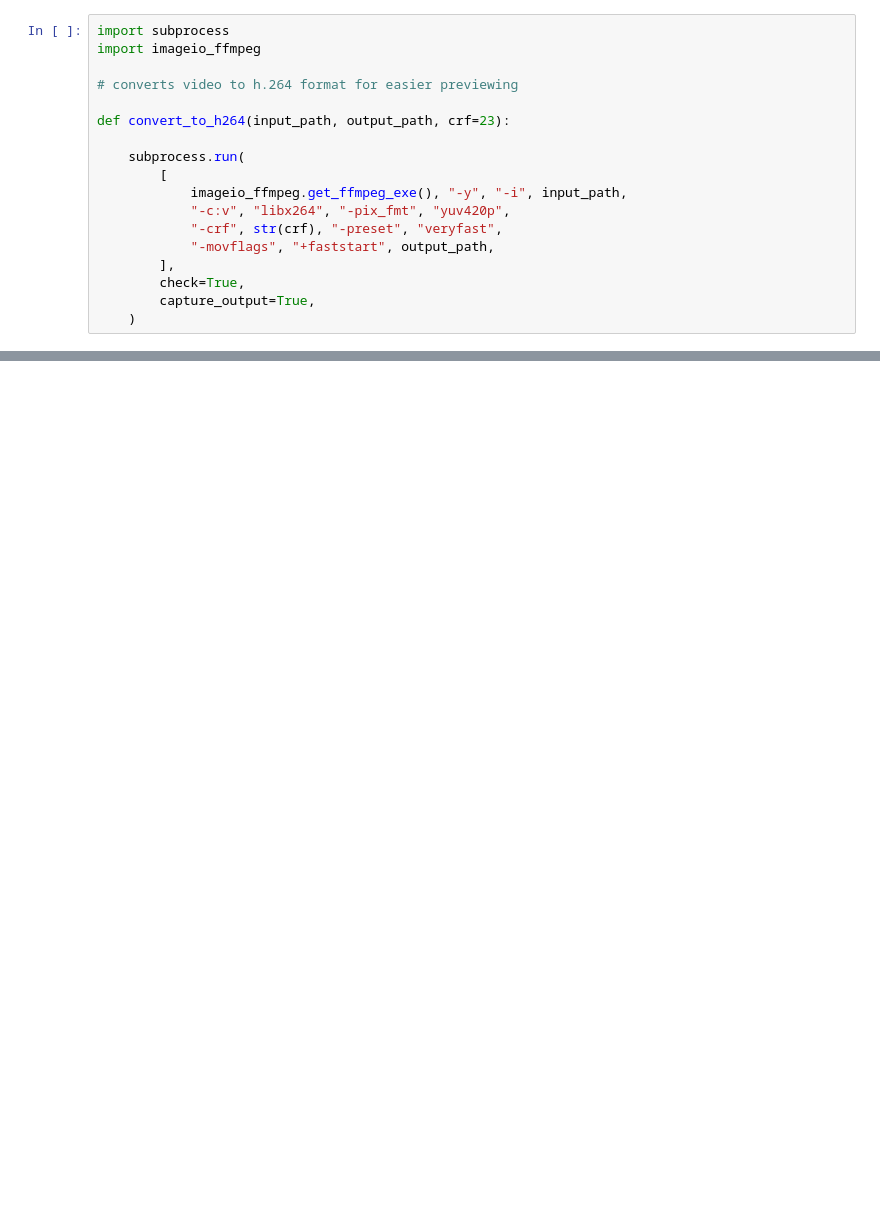
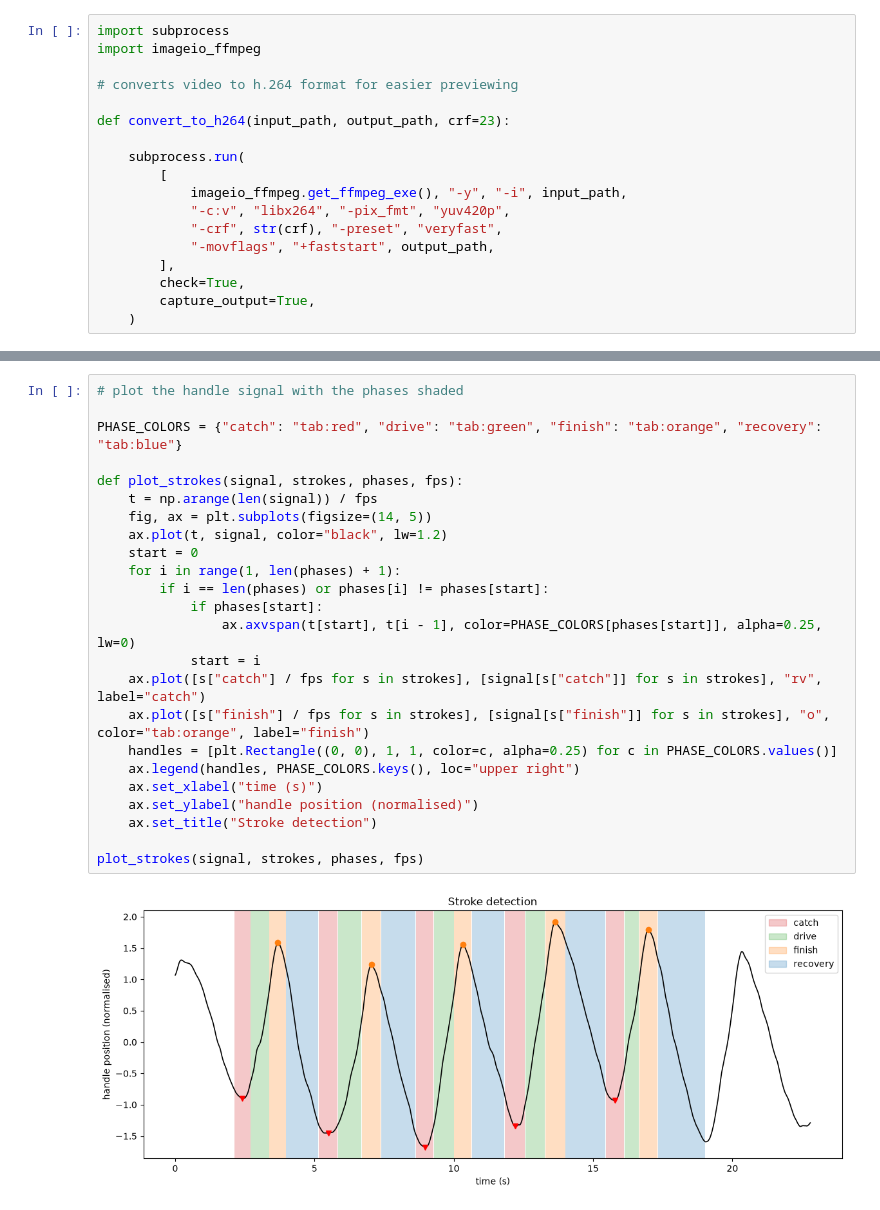
Before and after one commit to edvale732/stroke-ai, a Jupyter notebook: notebooks/erg-analysis.ipynb, the cells around one changed output, grey strips where cells are left out. Drawn from its saved outputs; the diff is of its cells as text; blank space fills up the shorter version.

Commit message:
added stroke phase detection, using handle position signal validated against knee angle and stroke rate

```diff
--- a/notebooks/erg-analysis.ipynb
+++ b/notebooks/erg-analysis.ipynb
@@ -481,0 +693,26 @@ convert_to_h264("../assets/alex-erg-analyzed.mp4", "../assets/alex-erg-analyzed-
+# %%
+# plot the handle signal with the phases shaded
+
+PHASE_COLORS = {"catch": "tab:red", "drive": "tab:green", "finish": "tab:orange", "recovery": "tab:blue"}
+
+def plot_strokes(signal, strokes, phases, fps):
+    t = np.arange(len(signal)) / fps
+    fig, ax = plt.subplots(figsize=(14, 5))
+    ax.plot(t, signal, color="black", lw=1.2)
+    start = 0
+    for i in range(1, len(phases) + 1):
+        if i == len(phases) or phases[i] != phases[start]:
+            if phases[start]:
+                ax.axvspan(t[start], t[i - 1], color=PHASE_COLORS[phases[start]], alpha=0.25, lw=0)
+            start = i
+    ax.plot([s["catch"] / fps for s in strokes], [signal[s["catch"]] for s in strokes], "rv", label="catch")
+    ax.plot([s["finish"] / fps for s in strokes], [signal[s["finish"]] for s in strokes], "o", color="tab:orange", label="finish")
+    handles = [plt.Rectangle((0, 0), 1, 1, color=c, alpha=0.25) for c in PHASE_COLORS.values()]
+    ax.legend(handles, PHASE_COLORS.keys(), loc="upper right")
+    ax.set_xlabel("time (s)")
+    ax.set_ylabel("handle position (normalised)")
+    ax.set_title("Stroke detection")
+
+plot_strokes(signal, strokes, phases, fps)
+# %% [output]
+[figure, added]
```
Also changed, not shown: parts of 16 cells of this notebook.
